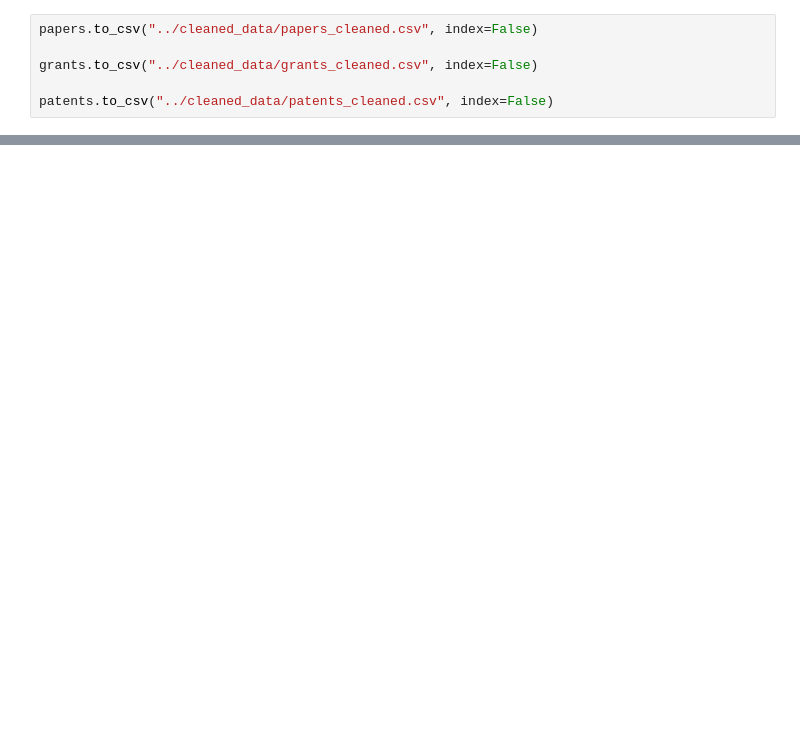
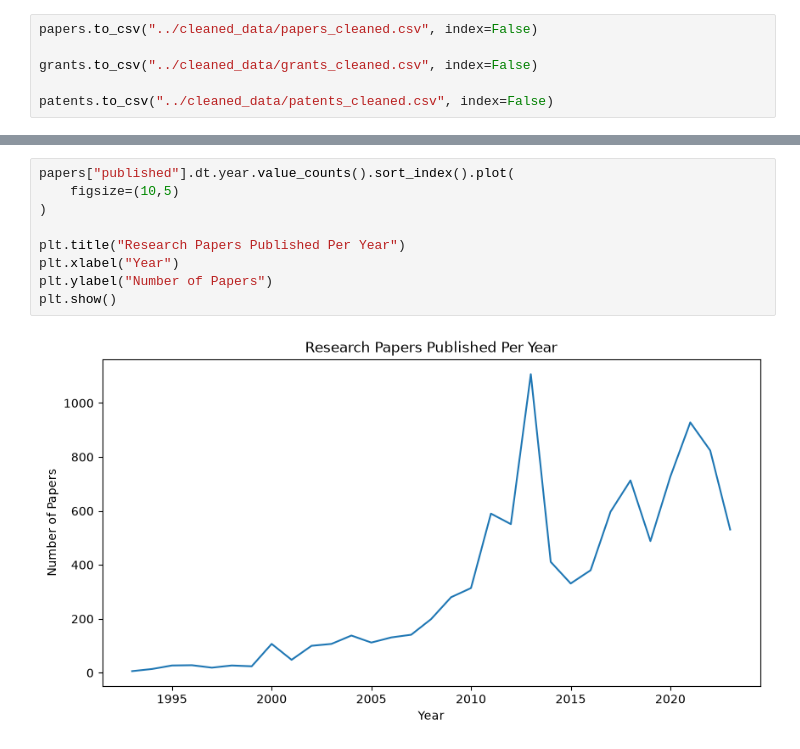
Before and after one commit to springboardmentor1/Research-Funding-Innovation-Intelligence-Platform, a Jupyter notebook: backend/notebooks/preprocessing.ipynb, the cells around one changed output, grey strips where cells are left out. Saved outputs shown, nothing was run; the diff lists cells and outputs as text; blank space fills up the shorter version.

```diff
--- a/backend/notebooks/preprocessing.ipynb
+++ b/backend/notebooks/preprocessing.ipynb
@@ -72,0 +371,11 @@ patents.to_csv("../cleaned_data/patents_cleaned.csv", index=False)
+# %%
+papers["published"].dt.year.value_counts().sort_index().plot(
+    figsize=(10,5)
+)
+
+plt.title("Research Papers Published Per Year")
+plt.xlabel("Year")
+plt.ylabel("Number of Papers")
+plt.show()
+# %% [output]
+[figure, added]
```
Also changed, not shown: parts of 35 cells of this notebook, 5 other files.
